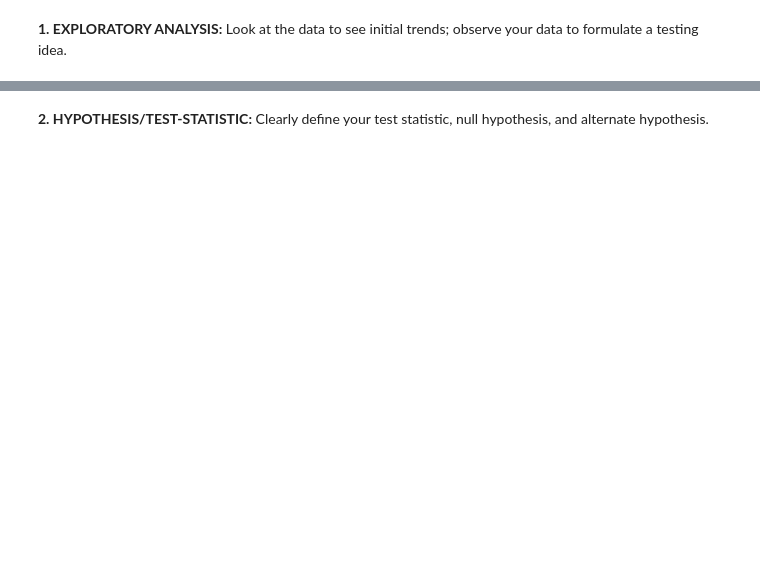
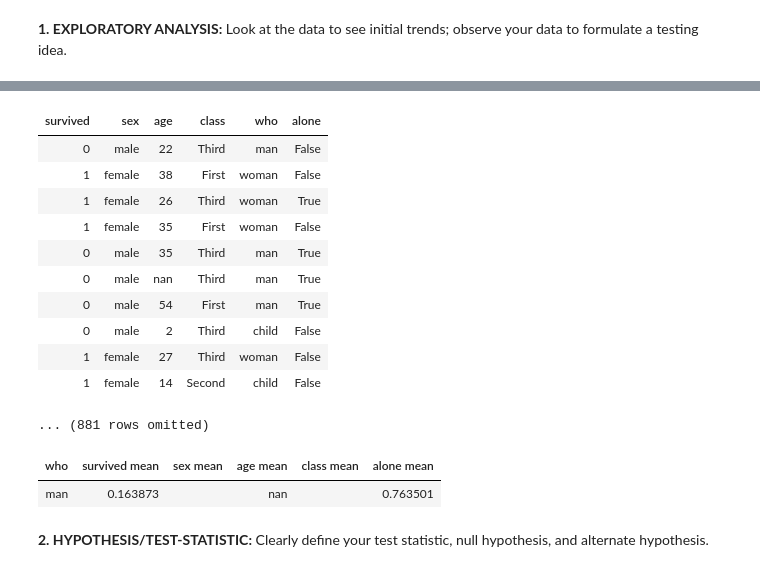
Before and after one commit to ucsb-ds/cmpsc5b-w24-students, a Jupyter notebook: projects/midterm/midterm.ipynb, the cells around one changed output, grey strips where cells are left out. Cells and saved outputs as stored; diff of their text form; code cells hidden in the pictures; blank space fills up the shorter version.

```diff
--- a/projects/midterm/midterm.ipynb
+++ b/projects/midterm/midterm.ipynb
@@ -362,6 +362,32 @@ You can make a new cell below the current cell you are on by clicking on the + b
 Look at the data to see initial trends; observe your data to formulate a testing idea.
 # %% [markdown]
 <!-- BEGIN QUESTION -->
+# %%
+titanic = Table.read_table('data/titanic.csv')
+titanic
+# %% [output]
+| survived | sex | age | class | who | alone |
+| 0 | male | 22 | Third | man | False |
+| 1 | female | 38 | First | woman | False |
+| 1 | female | 26 | Third | woman | True |
+| 1 | female | 35 | First | woman | False |
+| 0 | male | 35 | Third | man | True |
+| 0 | male | nan | Third | man | True |
+| 0 | male | 54 | First | man | True |
+| 0 | male | 2 | Third | child | False |
+| 1 | female | 27 | Third | woman | False |
+| 1 | female | 14 | Second | child | False |
+... (881 rows omitted)
+# %%
+women = titanic.where("who", 'woman').group("who", np.mean)
+men = titanic.where("who", 'man').group("who", np.mean)
+child = titanic.where("who", 'child').group("who", np.mean)
+
+women
+men
+# %% [output]
+| who | survived mean | sex mean | age mean | class mean | alone mean |
+| man | 0.163873 |  | nan |  | 0.763501 |
 # %% [markdown]
 <!-- END QUESTION -->
 
```
